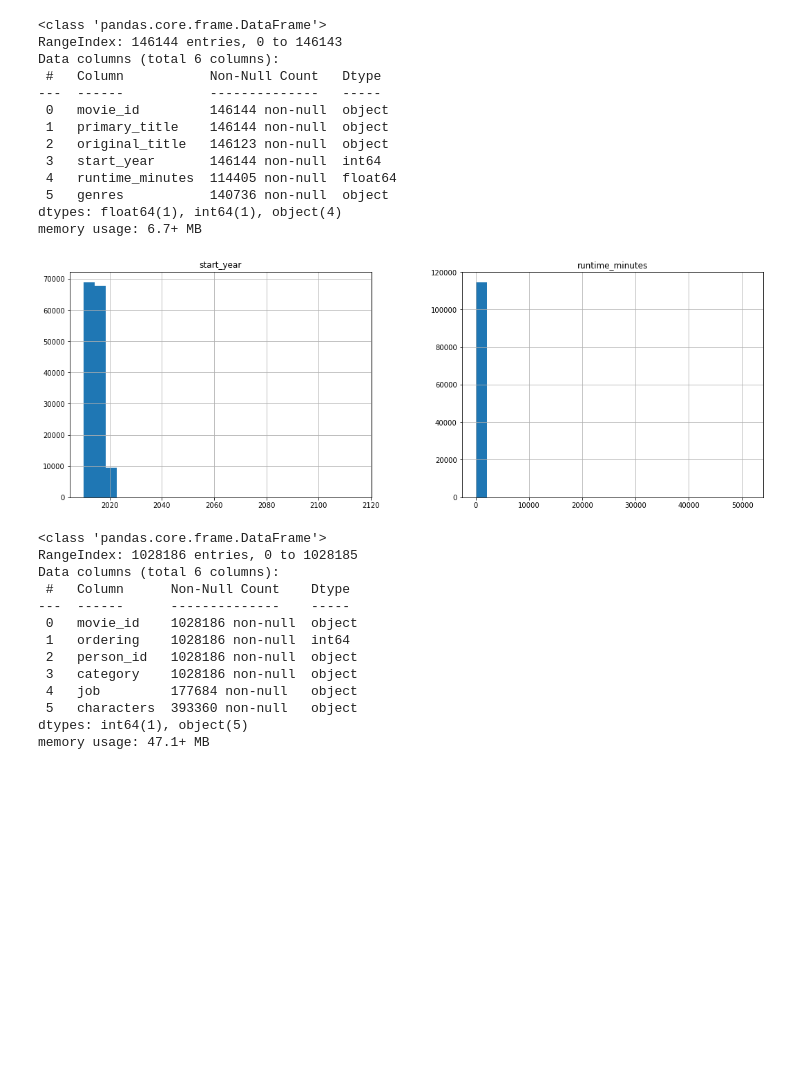
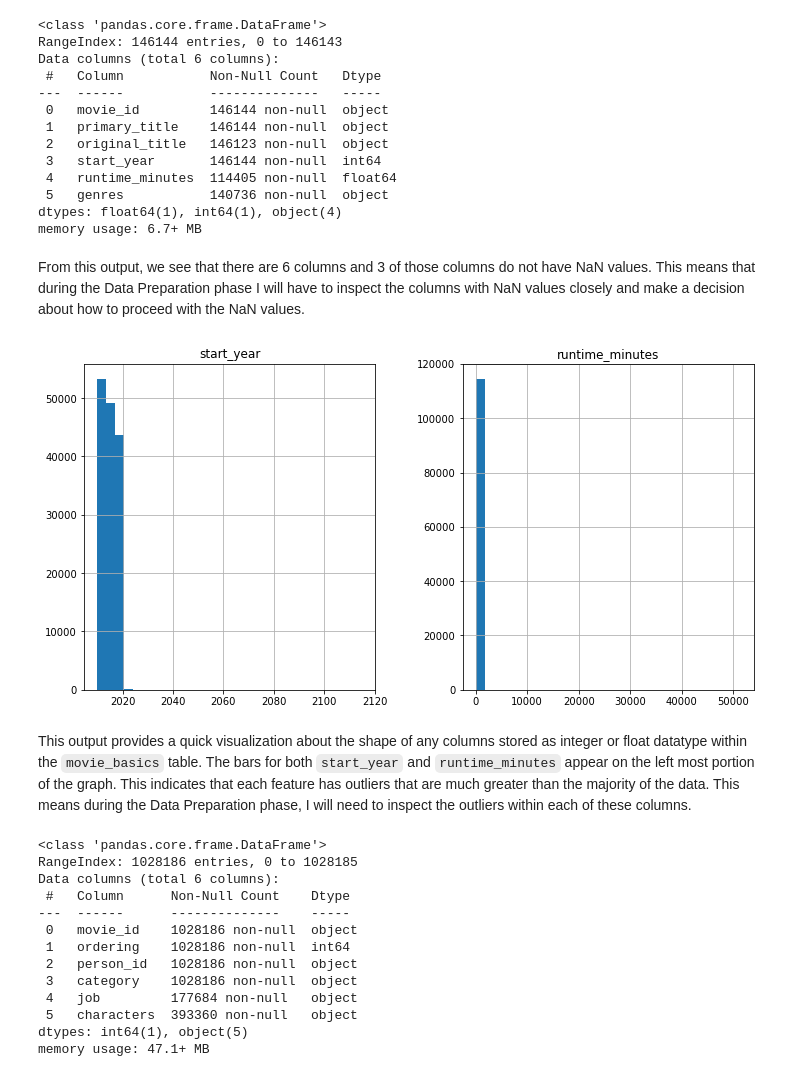
Before and after one commit to ckucewicz/movie_analysis_project, a Jupyter notebook: Notebook.ipynb, the cells around one changed output. Cells and saved outputs as stored; diff of their text form; code cells hidden in the pictures; blank space fills up the shorter version.

```diff
--- a/Notebook.ipynb
+++ b/Notebook.ipynb
@@ -138,17 +147,21 @@ Data columns (total 6 columns):
  5   genres           140736 non-null  object
 dtypes: float64(1), int64(1), object(4)
 memory usage: 6.7+ MB
+# %% [markdown]
+From this output, we see that there are 6 columns and 3 of those columns do not have NaN values. This means that during the Data Preparation phase I will have to inspect the columns with NaN values closely and make a decision about how to proceed with the NaN values.
 # %%
 # quickly visualizing the columns of movie_basics that have int or float data types
 fig, ax = plt.subplots(nrows = 1,
                        ncols = 2,
-                       figsize = (18, 6)
+                       figsize = (12, 6)
                       )
 movie_basics.hist(ax = ax,
-                  bins = 25
+                  bins = 30
                  );
 # %% [output]
-[figure, old version]
+[figure, new version]
+# %% [markdown]
+This output provides a quick visualization about the shape of any columns stored as integer or float datatype within the `movie_basics` table. The bars for both `start_year` and `runtime_minutes` appear on the left most portion of the graph. This indicates that each feature has outliers that are much greater than the majority of the data. This means during the Data Preparation phase, I will need to inspect the outliers within each of these columns.
 # %%
 # reading the principals table into a pandas dataframe using read_sql and a connection to the database
 principals = pd.read_sql("""
```
Also changed, not shown: parts of 99 cells of this notebook.
